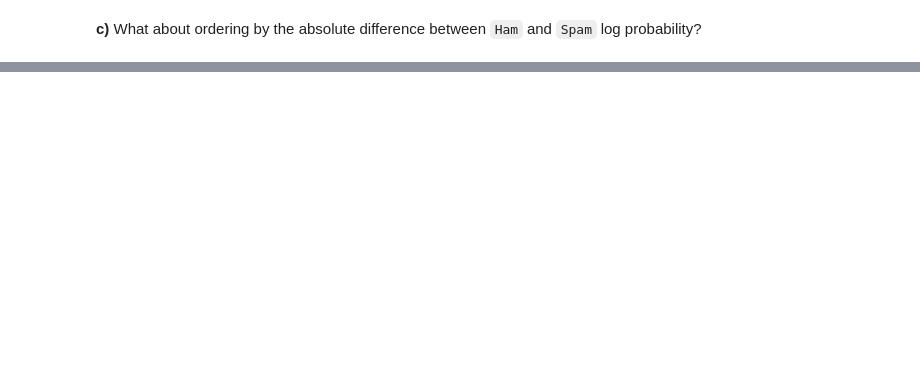
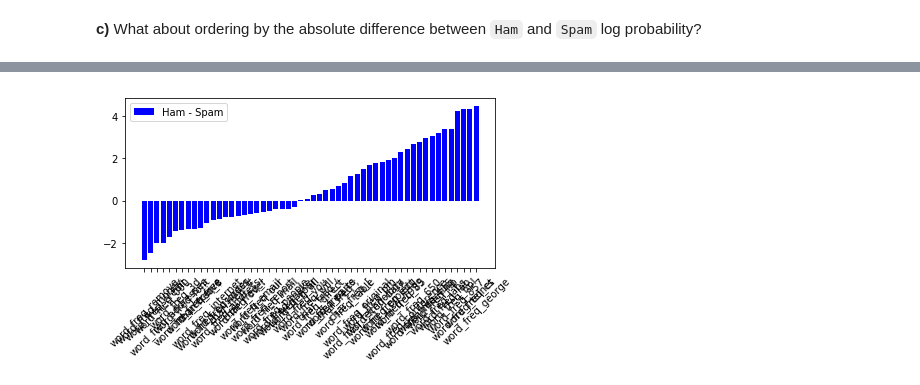
Before and after one commit to sarahz916/iaml-labs, a Jupyter notebook: Labs/01 - Analysis and Visualisation.ipynb, the cells around one changed output, grey strips where cells are left out. Saved outputs shown, nothing was run; the diff lists cells and outputs as text; code cells hidden in the pictures; blank space fills up the shorter version.

```diff
--- a/Labs/01 - Analysis and Visualisation.ipynb
+++ b/Labs/01 - Analysis and Visualisation.ipynb
@@ -509,0 +557,4 @@ plt.show()
+# %%
+diff_df = pd.DataFrame(diff.T, columns)
+
+diff_df.head()
@@ -509,0 +568,3 @@ plt.show()
+# %%
+df_sorted= diff_df.sort_values(0)
+df_sorted.head()
@@ -509,0 +578,18 @@ plt.show()
+# %%
+#prob is the data we want to plot
+n_groups = 54
+
+fig, ax = plt.subplots()
+
+index = np.arange(n_groups)
+
+
+rects1 = ax.bar(index, df_sorted[0], color='b',
+                label='Ham - Spam')
+ax.legend()
+ax.set_xticks(index)
+ax.set_xticklabels(df_sorted.index, rotation = 45)
+fig.tight_layout()
+plt.show()
+# %% [output]
+[figure, added]
```
Also changed, not shown: parts of 10 cells of this notebook.
